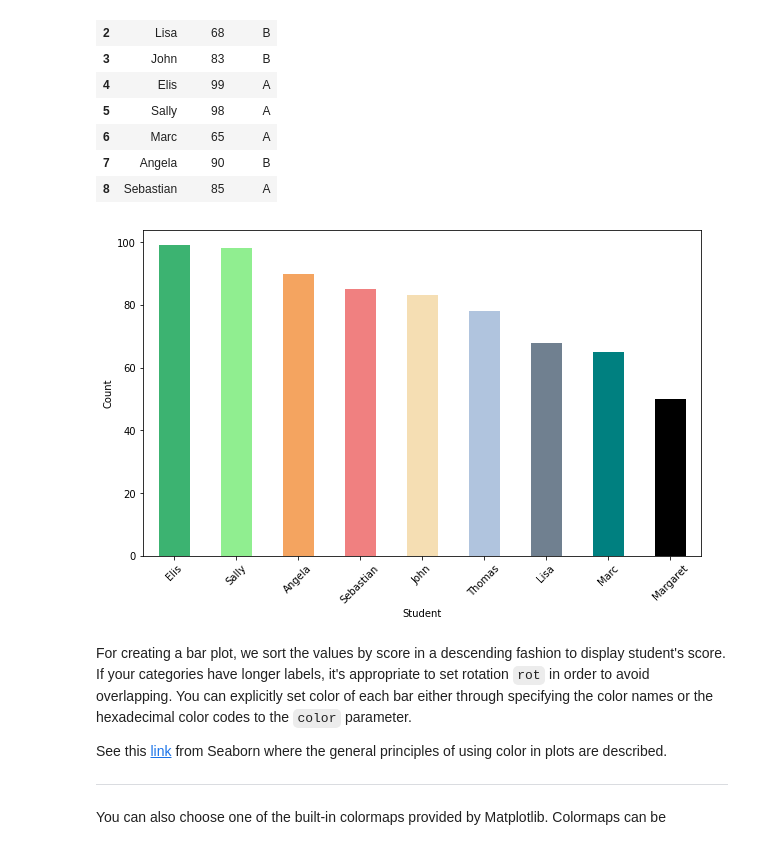
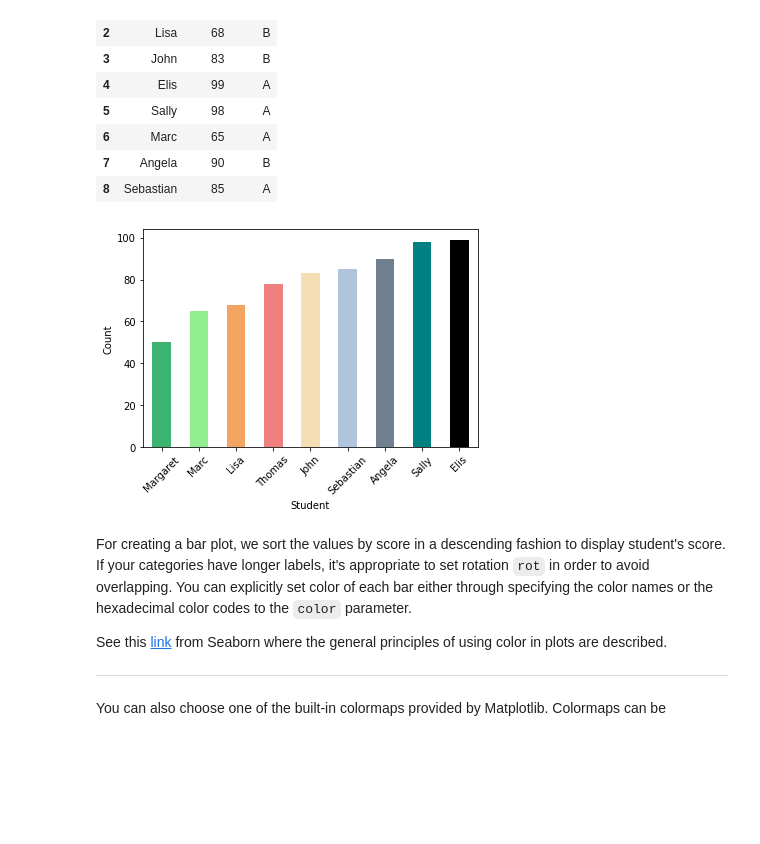
Before and after one commit to lug-robin/Python_Course, a Jupyter notebook: Exercises/EN/Matplotlib_Seaborn/1_Visualization_with_Pandas.ipynb, the cells around one changed output. Drawn from its saved outputs; the diff is of its cells as text; code cells hidden in the pictures; blank space fills up the shorter version.

```diff
--- a/Exercises/EN/Matplotlib_Seaborn/1_Visualization_with_Pandas.ipynb
+++ b/Exercises/EN/Matplotlib_Seaborn/1_Visualization_with_Pandas.ipynb
@@ -346,17 +368,17 @@ sample_data
 # %%
 # A vertical barplot of students by their score
 
-sample_data.sort_values(by = 'Score', ascending = False).plot(x = 'Student',
+sample_data.sort_values(by = 'Score', ascending = True).plot(x = 'Student',
                                                               y = 'Score',
                                                               kind = 'bar',
                                                               rot = 45,
                                                               color = ['mediumseagreen','lightgreen','sandybrown',
                                                                       'lightcoral','wheat','lightsteelblue',
                                                                       'slategrey','teal','black'],
                                                               legend = False)
 plt.ylabel('Count');
 # %% [output]
-[figure, old version]
+[figure, new version]
 # %% [markdown]
 For creating a bar plot, we sort the values by score in a descending fashion to display student's score. If your categories have longer labels, it's appropriate to set rotation `rot` in order to avoid overlapping. You can explicitly set color of each bar either through specifying the color names or the hexadecimal color codes to the `color` parameter.
 
```
Also changed, not shown: parts of 19 cells of this notebook, 1 other file.
